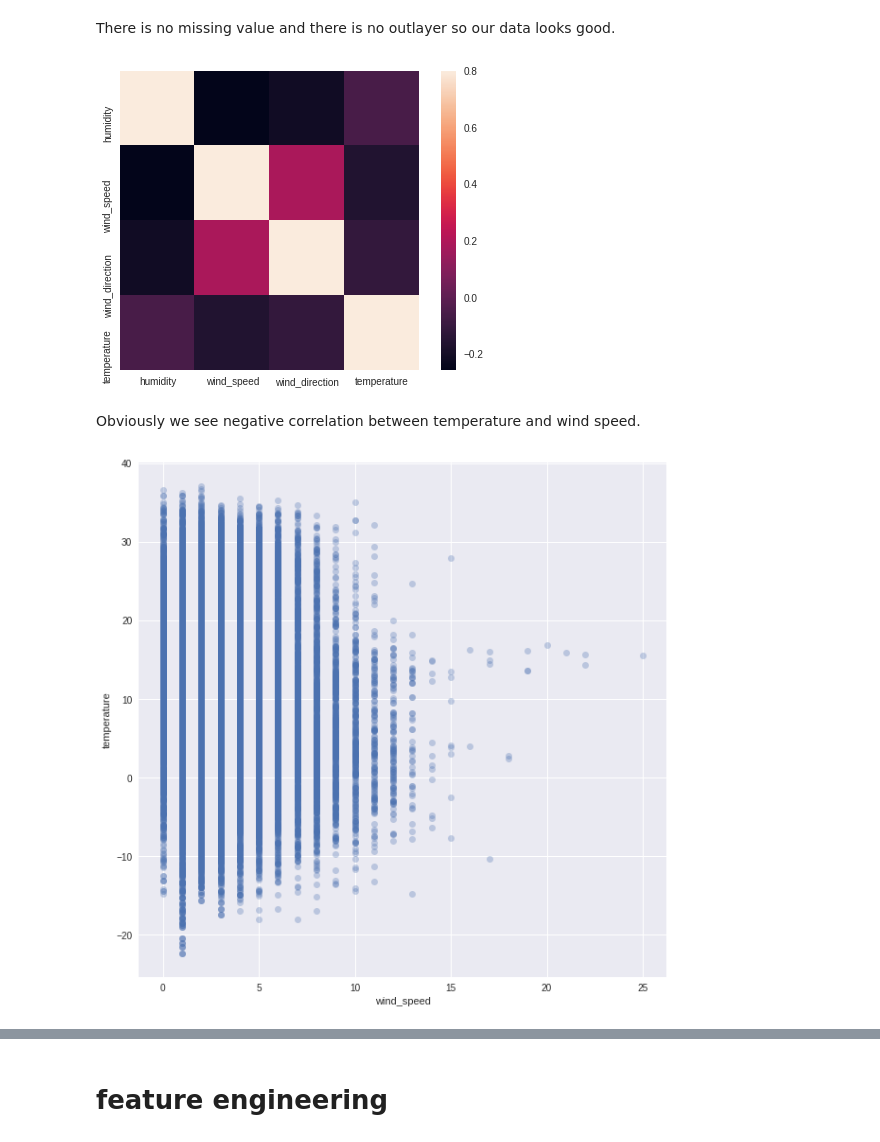
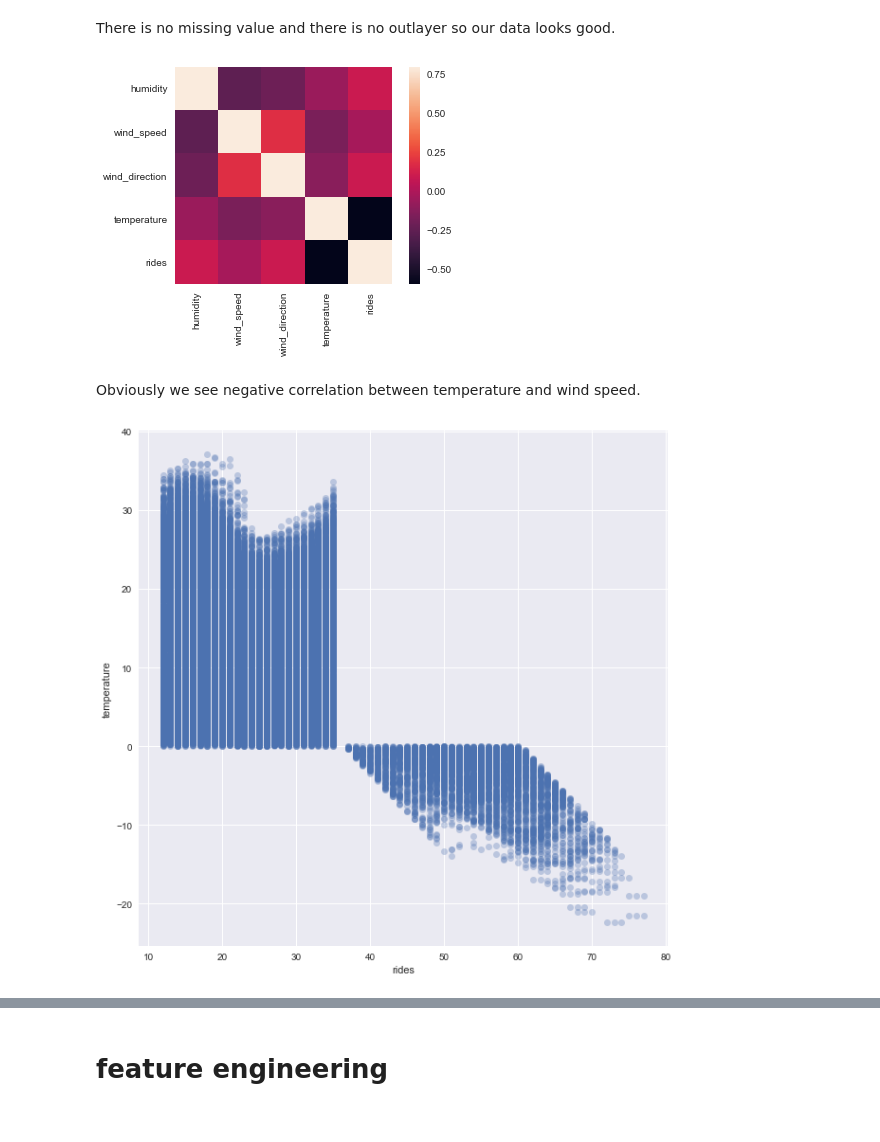
Before and after one commit to Negah20/CEBD1260-ANALITICAL, a Jupyter notebook: project/code/data-cleaning-weather-par2.ipynb, the cells around one changed output, grey strips where cells are left out. Cells and saved outputs as stored; diff of their text form; code cells hidden in the pictures.

```diff
--- a/project/code/data-cleaning-weather-par2.ipynb
+++ b/project/code/data-cleaning-weather-par2.ipynb
@@ -21,6 +21,7 @@ city_humid=pd.read_csv("../data/raw/humidity.csv",parse_dates=['datetime'])
 city_press=pd.read_csv("../data/raw/pressure.csv",parse_dates=['datetime'])
 city_speed=pd.read_csv("../data/raw/wind_speed.csv",parse_dates=['datetime'])
 city_dir=pd.read_csv("../data/raw/wind_direction.csv",parse_dates=['datetime'])
+city_taxi=pd.read_csv("../data/raw/Taxi-NYC.csv",parse_dates=['datetime'])
 city_temp.sample(5)
 # %% [output]
 |  | datetime | Vancouver | Portland | San Francisco | Seattle | Los Angeles | San Diego | Las Vegas | Phoenix | ... |
@@ -91,7 +92,7 @@ data_humid = data_humid.fillna(method = 'bfill', axis=0).dropna()
 data_dir = data_dir.fillna(method = 'bfill', axis=0).dropna()
 data_speed = data_speed.fillna(method = 'bfill', axis=0).dropna()
 # %%
-total_data=pd.concat([data,data_humid['humidity'],data_press['pressure'],data_speed['wind_speed'],data_dir['wind_direction']], axis=1)
+total_data=pd.concat([data,data_humid['humidity'],data_press['pressure'],data_speed['wind_speed'],data_dir['wind_direction'],city_taxi['rides']], axis=1)
 # %%
 total_data['temperature']=total_data['temperature']-273.15
 # %%
@@ -112,12 +113,12 @@ we havesome missing value. All features's tend to be constant from one hour to t
 # %% [markdown]
 There is no missing value and there is no outlayer so our data looks good.
 # %%
-sample=total_data[['date','humidity','wind_speed','wind_direction','temperature']]
+sample=total_data[['date','humidity','wind_speed','wind_direction','temperature','rides']]
 corrmat = sample.corr()
 sns.heatmap(corrmat, vmax=.8, square=True);
 plt.show()
 # %% [output]
-[figure, old version]
+[figure, new version]
 # %% [markdown]
 Obviously we see negative correlation between temperature and wind speed.
 # %%
@@ -125,12 +126,12 @@ Obviously we see negative correlation between temperature and wind speed.
 
 plt.figure(figsize=(10,10))
 plt.ylabel('temperature')
-plt.xlabel('wind_speed')
+plt.xlabel('rides')
 
-plt.plot(sample['wind_speed'], sample['temperature'], 'o', alpha=0.3)
+plt.plot(sample['rides'], sample['temperature'], 'o', alpha=0.3)
 plt.show()
 # %% [output]
-[figure, old version]
+[figure, new version]
 # %%
 
 plt.plot(sample.date, sample.temperature)
```
Also changed, not shown: parts of 23 cells of this notebook.
